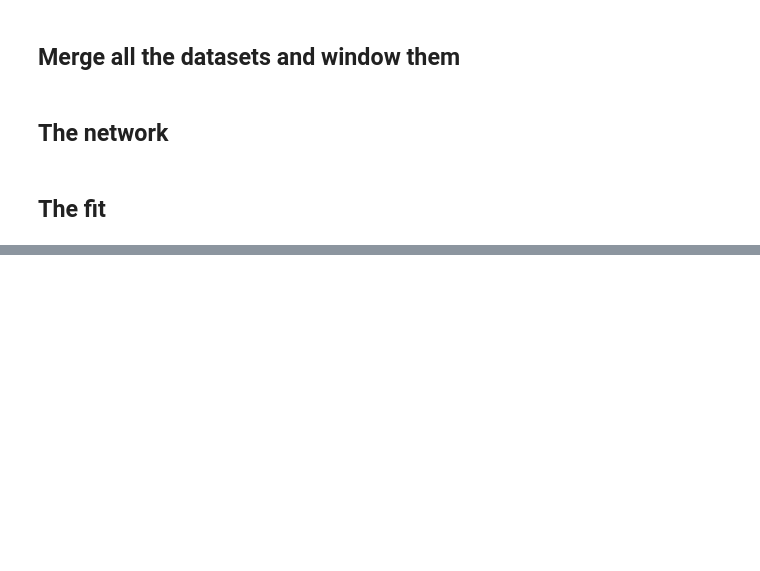
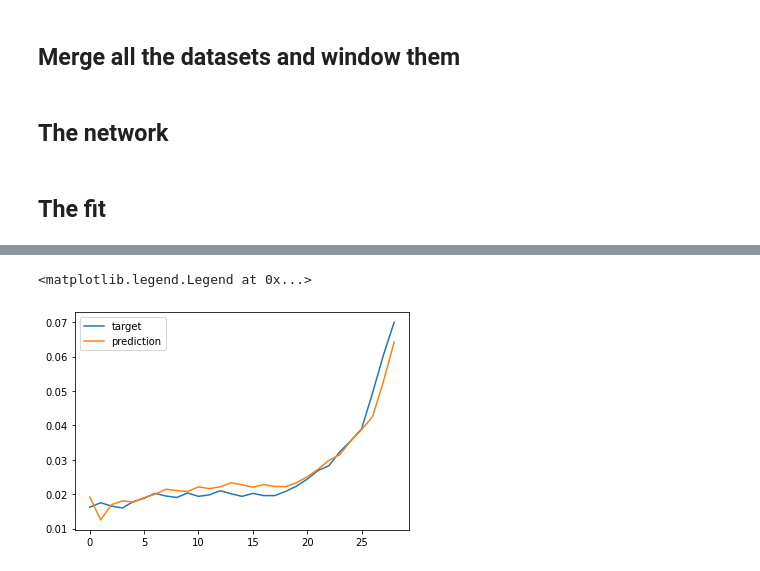
Before and after one commit to virtualmartire/lombacovid, a Jupyter notebook: ML/rnn.ipynb, the cells around one changed output, grey strips where cells are left out. Drawn from its saved outputs; the diff is of its cells as text; code cells hidden in the pictures; blank space fills up the shorter version.

```diff
--- a/ML/rnn.ipynb
+++ b/ML/rnn.ipynb
@@ -94,6 +106,6 @@ regioni_no_friuli_no_lomba = ["Abruzzo", "Basilicata", "Calabria", "Campania", "
 # %%
 training_set = preprocessDatasets(regioni_no_friuli_no_lomba)
 
-train_input = torch.from_numpy(training_set[:, :-1]).type(torch.FloatTensor)
-train_target = torch.from_numpy(training_set[:, 1:]).type(torch.FloatTensor)
+train_input = torch.from_numpy(training_set[:, :-1, :]).type(torch.FloatTensor)
+train_target = torch.from_numpy(training_set[:, 1:, 0]).type(torch.FloatTensor)
 # %%
@@ -163,27 +172,8 @@ def training_loop(n_epochs, model, optimiser, loss_fn, train_input, train_target
 
         # Validate
         with torch.no_grad():
-            future = 0
-            pred = model(test_input, future_preds=future)
-            # use all pred samples, but only go to 999
+            pred = model(test_input)
             loss_val = loss_fn(pred, test_target)
-            y = pred.detach().numpy()
-        # # draw figures
-        # plt.figure(figsize=(12,6))
-        # plt.title(f"Step {i+1}")
-        # plt.xlabel("x")
-        # plt.ylabel("y")
-        # plt.xticks(fontsize=20)
-        # plt.yticks(fontsize=20)
-        # n = train_input.shape[1] # 999
-        # def draw(yi, colour):
-        #     plt.plot(np.arange(n), yi[:n], colour, linewidth=2.0)
-        #     plt.plot(np.arange(n, n+future), yi[n:], colour+":", linewidth=2.0)
-        # draw(y[0], 'r')
-        # draw(y[1], 'b')
-        # draw(y[2], 'g')
-        # plt.savefig("predict%d.png"%i, dpi=200)
-        # plt.close()
 
         # print the loss
         out = model(train_input)
@@ -192,3 +189,7 @@ def training_loop(n_epochs, model, optimiser, loss_fn, train_input, train_target
 # %%
-training_loop(100, model, optimiser, criterion, train_input, train_target, test_input, test_target)
+training_loop(1, model, optimiser, criterion, train_input, train_target, test_input, test_target)
+
+plt.plot(test_target[0], label="target")
+plt.plot(model(test_input[:1]).detach()[0], label="prediction")
+plt.legend()
 # %% [output]
@@ -211,0 +197,2 @@ Epoch 100, Training loss 107388510410899456.0000, Validation loss 69399498907975
+<matplotlib.legend.Legend at 0x...>
+[figure, added]
```
Also changed, not shown: parts of 7 cells of this notebook.
